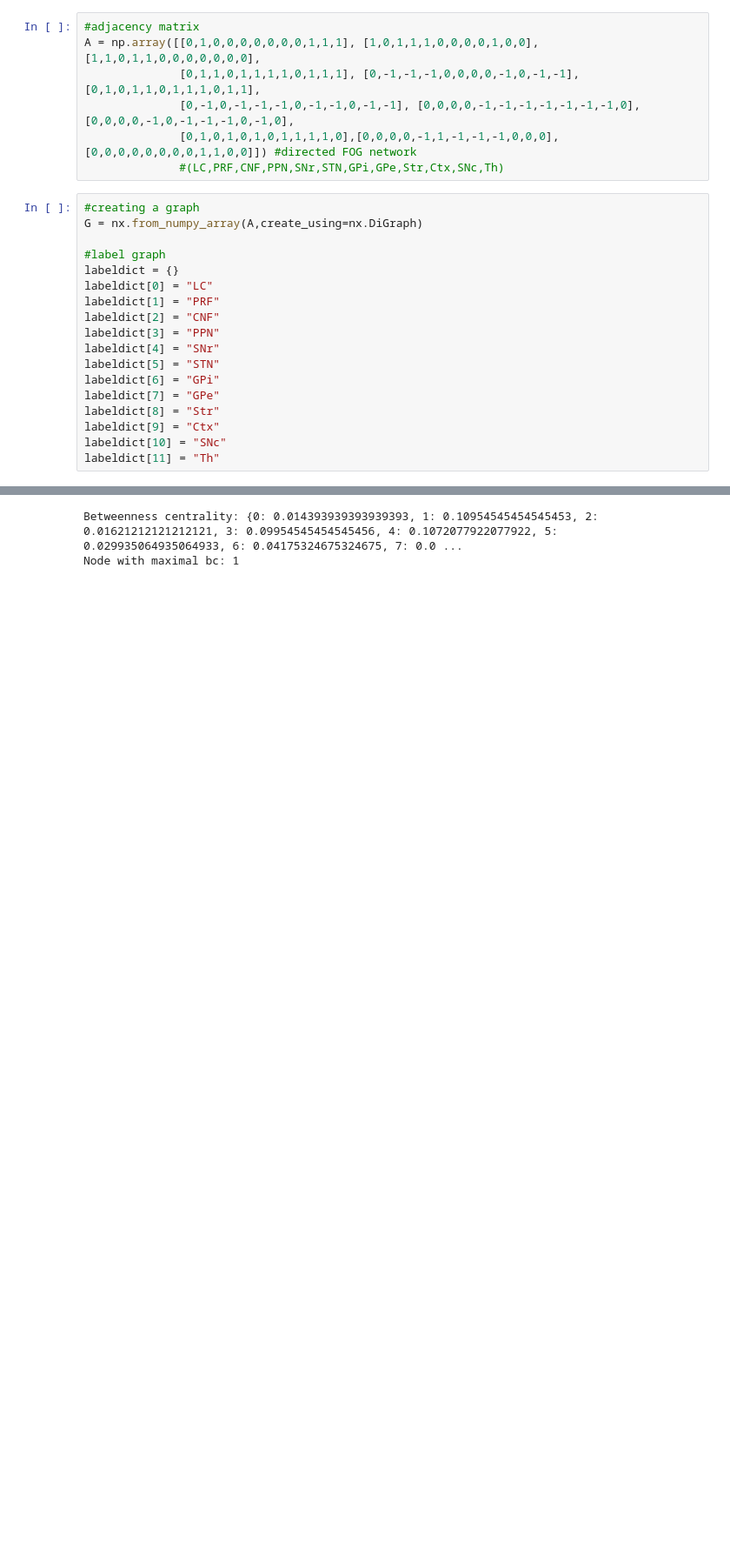
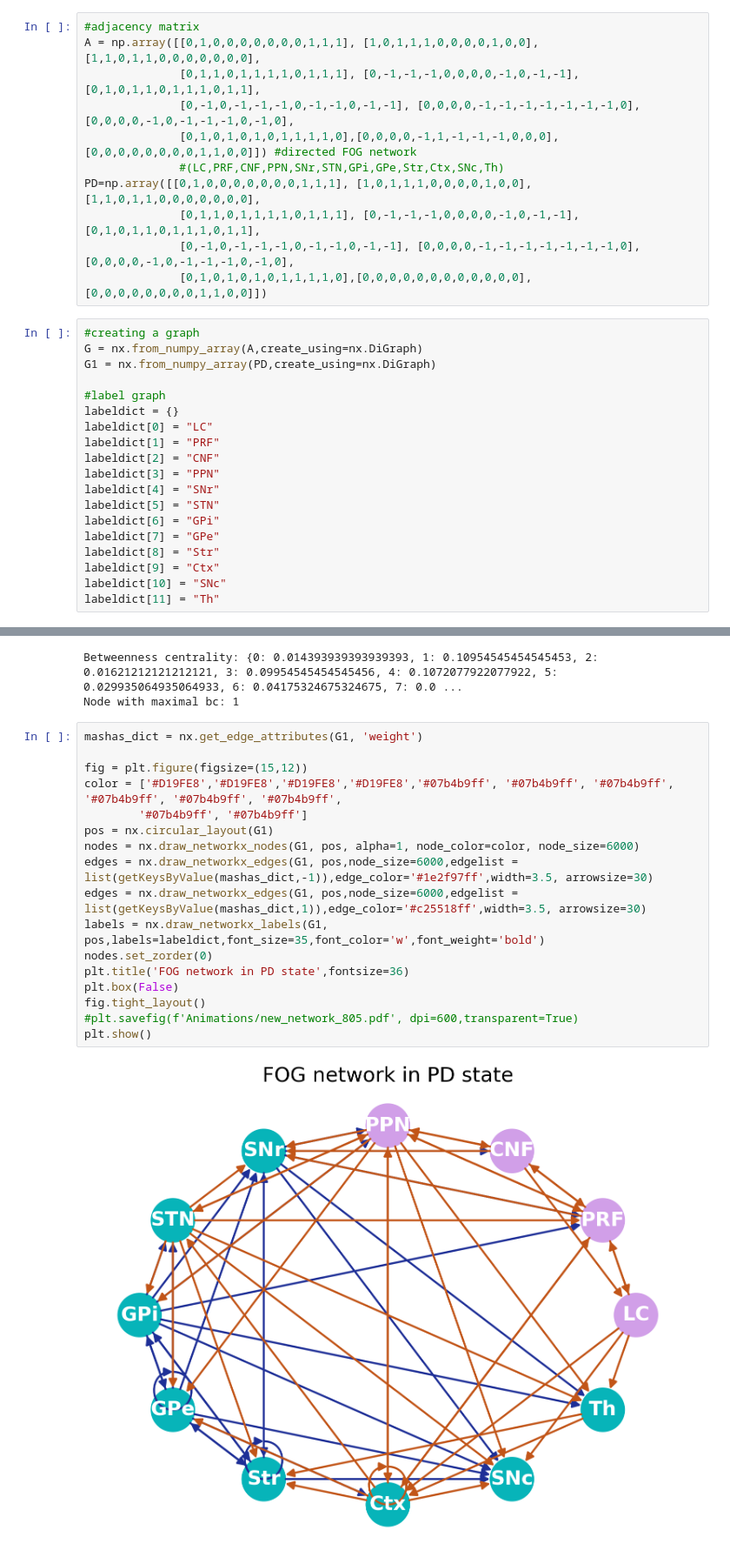
Before and after one commit to Linnea133/schuelerpraktikum, a Jupyter notebook: Graphs.ipynb, the cells around one changed output, grey strips where cells are left out. Shown at 87% size. Saved outputs shown, nothing was run; the diff lists cells and outputs as text; blank space fills up the shorter version.

Commit message:
FOG Network

```diff
--- a/Graphs.ipynb
+++ b/Graphs.ipynb
@@ -20,9 +23,14 @@ A = np.array([[0,1,0,0,0,0,0,0,0,1,1,1], [1,0,1,1,1,0,0,0,0,1,0,0], [1,1,0,1,1,0
               [0,-1,0,-1,-1,-1,0,-1,-1,0,-1,-1], [0,0,0,0,-1,-1,-1,-1,-1,-1,-1,0], [0,0,0,0,-1,0,-1,-1,-1,0,-1,0],
               [0,1,0,1,0,1,0,1,1,1,1,0],[0,0,0,0,-1,1,-1,-1,-1,0,0,0],[0,0,0,0,0,0,0,0,1,1,0,0]]) #directed FOG network
               #(LC,PRF,CNF,PPN,SNr,STN,GPi,GPe,Str,Ctx,SNc,Th)
+PD=np.array([[0,1,0,0,0,0,0,0,0,1,1,1], [1,0,1,1,1,0,0,0,0,1,0,0], [1,1,0,1,1,0,0,0,0,0,0,0],
+              [0,1,1,0,1,1,1,1,0,1,1,1], [0,-1,-1,-1,0,0,0,0,-1,0,-1,-1], [0,1,0,1,1,0,1,1,1,0,1,1],
+              [0,-1,0,-1,-1,-1,0,-1,-1,0,-1,-1], [0,0,0,0,-1,-1,-1,-1,-1,-1,-1,0], [0,0,0,0,-1,0,-1,-1,-1,0,-1,0],
+              [0,1,0,1,0,1,0,1,1,1,1,0],[0,0,0,0,0,0,0,0,0,0,0,0],[0,0,0,0,0,0,0,0,1,1,0,0]])
 # %%
 #creating a graph
 G = nx.from_numpy_array(A,create_using=nx.DiGraph)
+G1 = nx.from_numpy_array(PD,create_using=nx.DiGraph)
 
 #label graph
 labeldict = {}
@@ -86,3 +94,22 @@ print('Node with maximal bc:', max_bc) #PRF
 # %% [output]
 Betweenness centrality: {0: 0.014393939393939393, 1: 0.10954545454545453, 2: 0.01621212121212121, 3: 0.09954545454545456, 4: 0.1072077922077922, 5: 0.029935064935064933, 6: 0.04175324675324675, 7: 0.0 ...
 Node with maximal bc: 1
+# %%
+mashas_dict = nx.get_edge_attributes(G1, 'weight')
+
+fig = plt.figure(figsize=(15,12))
+color = ['#D19FE8','#D19FE8','#D19FE8','#D19FE8','#07b4b9ff', '#07b4b9ff', '#07b4b9ff', '#07b4b9ff', '#07b4b9ff', '#07b4b9ff',
+        '#07b4b9ff', '#07b4b9ff']
+pos = nx.circular_layout(G1)
+nodes = nx.draw_networkx_nodes(G1, pos, alpha=1, node_color=color, node_size=6000)
+edges = nx.draw_networkx_edges(G1, pos,node_size=6000,edgelist = list(getKeysByValue(mashas_dict,-1)),edge_color='#1e2f97ff',width=3.5, arrowsize=30)
+edges = nx.draw_networkx_edges(G1, pos,node_size=6000,edgelist = list(getKeysByValue(mashas_dict,1)),edge_color='#c25518ff',width=3.5, arrowsize=30)
+labels = nx.draw_networkx_labels(G1, pos,labels=labeldict,font_size=35,font_color='w',font_weight='bold')
+nodes.set_zorder(0)
+plt.title('FOG network in PD state',fontsize=36)
+plt.box(False)
+fig.tight_layout()
+#plt.savefig(f'Animations/new_network_805.pdf', dpi=600,transparent=True)
+plt.show()
+# %% [output]
+[figure, added]
```
Also changed, not shown: parts of 3 cells of this notebook.
